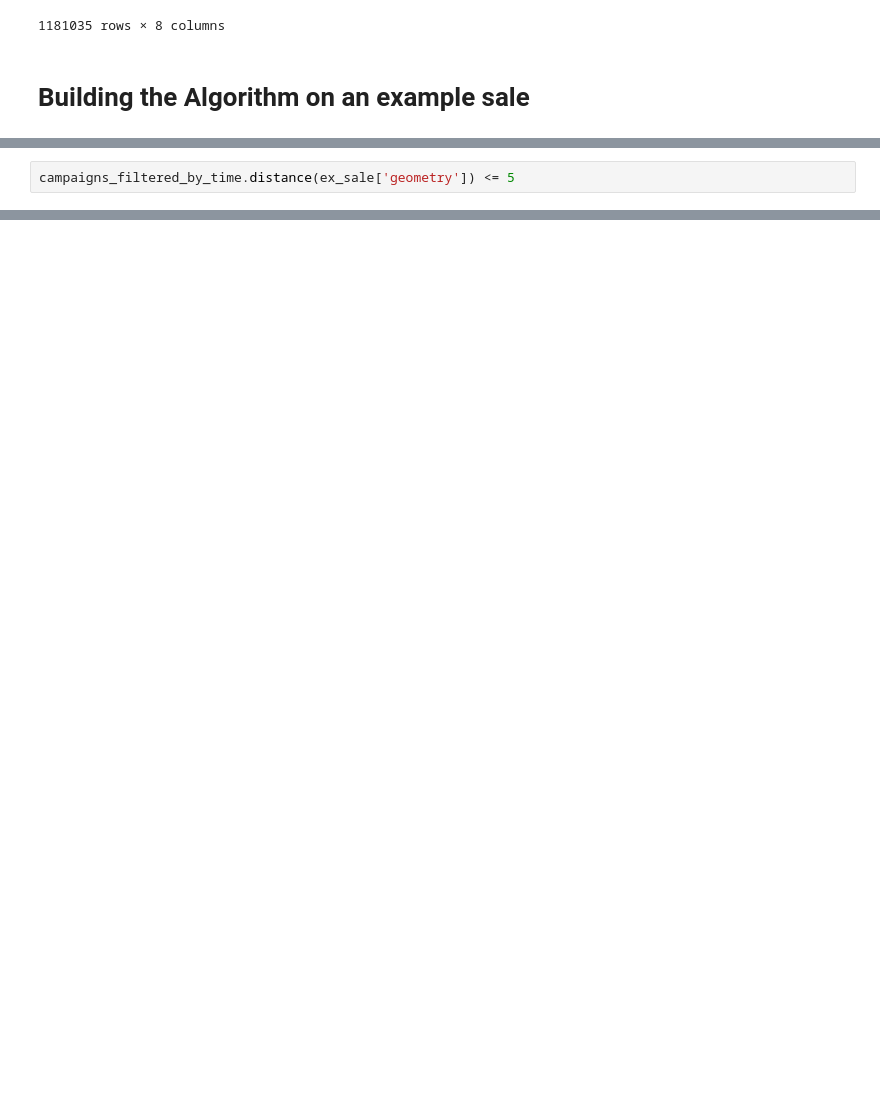
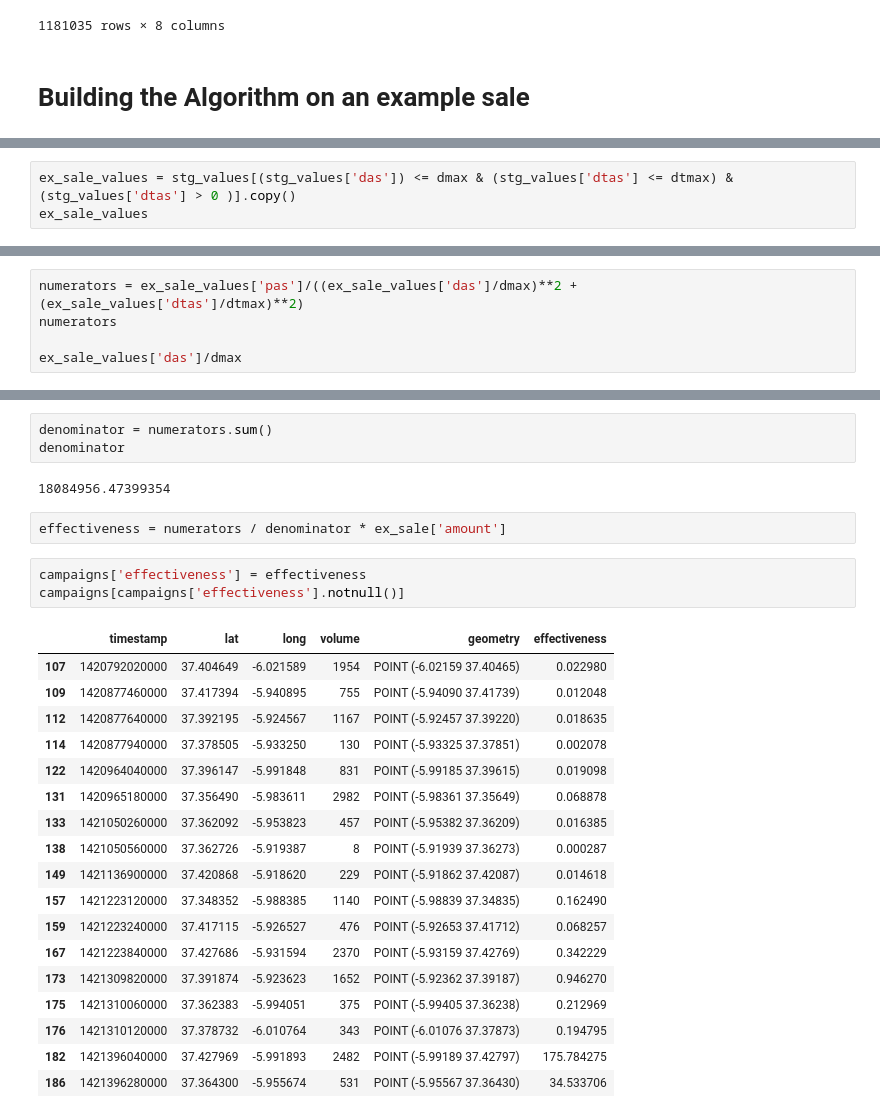
Before and after one commit to castares/effectiveness_by_campaign, a Jupyter notebook: data_exploration.ipynb, the cells around one changed output, grey strips where cells are left out. Saved outputs shown, nothing was run; the diff lists cells and outputs as text; blank space fills up the shorter version.

```diff
--- a/data_exploration.ipynb
+++ b/data_exploration.ipynb
@@ -113,0 +147,3 @@ campaign_by_time_distance =  campaigns_filtered_by_time[campaigns_filtered_by_ti
+# %%
+ex_sale_values = stg_values[(stg_values['das']) <= dmax & (stg_values['dtas'] <= dtmax) & (stg_values['dtas'] > 0 )].copy()
+ex_sale_values
@@ -114,3 +169,6 @@ campaign_by_time_distance =  campaigns_filtered_by_time[campaigns_filtered_by_ti
 # %%
-campaigns_filtered_by_time.distance(ex_sale['geometry']) <= 5
+numerators = ex_sale_values['pas']/((ex_sale_values['das']/dmax)**2 + (ex_sale_values['dtas']/dtmax)**2)
+numerators
+
+ex_sale_values['das']/dmax
 # %% [output]
@@ -128,0 +193,29 @@ Length: 182, dtype: float64
+# %%
+denominator = numerators.sum()
+denominator
+# %% [output]
+18084956.47399354
+# %%
+effectiveness = numerators / denominator * ex_sale['amount']
+# %%
+campaigns['effectiveness'] = effectiveness
+campaigns[campaigns['effectiveness'].notnull()]
+# %% [output]
+|  | timestamp | lat | long | volume | geometry | effectiveness |
+| 107 | 1420792020000 | 37.404649 | -6.021589 | 1954 | POINT (-6.02159 37.40465) | 0.022980 |
+| 109 | 1420877460000 | 37.417394 | -5.940895 | 755 | POINT (-5.94090 37.41739) | 0.012048 |
+| 112 | 1420877640000 | 37.392195 | -5.924567 | 1167 | POINT (-5.92457 37.39220) | 0.018635 |
+| 114 | 1420877940000 | 37.378505 | -5.933250 | 130 | POINT (-5.93325 37.37851) | 0.002078 |
+| 122 | 1420964040000 | 37.396147 | -5.991848 | 831 | POINT (-5.99185 37.39615) | 0.019098 |
+| 131 | 1420965180000 | 37.356490 | -5.983611 | 2982 | POINT (-5.98361 37.35649) | 0.068878 |
+| 133 | 1421050260000 | 37.362092 | -5.953823 | 457 | POINT (-5.95382 37.36209) | 0.016385 |
+| 138 | 1421050560000 | 37.362726 | -5.919387 | 8 | POINT (-5.91939 37.36273) | 0.000287 |
+| 149 | 1421136900000 | 37.420868 | -5.918620 | 229 | POINT (-5.91862 37.42087) | 0.014618 |
+| 157 | 1421223120000 | 37.348352 | -5.988385 | 1140 | POINT (-5.98839 37.34835) | 0.162490 |
+| 159 | 1421223240000 | 37.417115 | -5.926527 | 476 | POINT (-5.92653 37.41712) | 0.068257 |
+| 167 | 1421223840000 | 37.427686 | -5.931594 | 2370 | POINT (-5.93159 37.42769) | 0.342229 |
+| 173 | 1421309820000 | 37.391874 | -5.923623 | 1652 | POINT (-5.92362 37.39187) | 0.946270 |
+| 175 | 1421310060000 | 37.362383 | -5.994051 | 375 | POINT (-5.99405 37.36238) | 0.212969 |
+| 176 | 1421310120000 | 37.378732 | -6.010764 | 343 | POINT (-6.01076 37.37873) | 0.194795 |
+| 182 | 1421396040000 | 37.427969 | -5.991893 | 2482 | POINT (-5.99189 37.42797) | 175.784275 |
+| 186 | 1421396280000 | 37.364300 | -5.955674 | 531 | POINT (-5.95567 37.36430) | 34.533706 |
```
Also changed, not shown: parts of 19 cells of this notebook.
